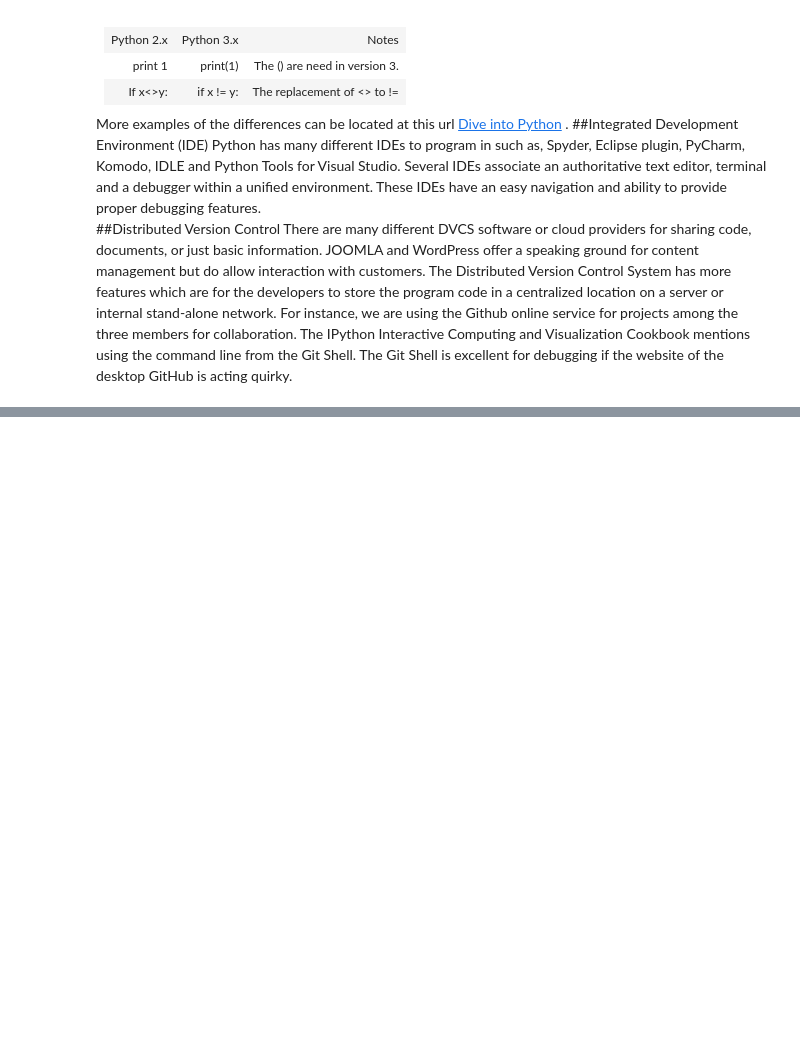
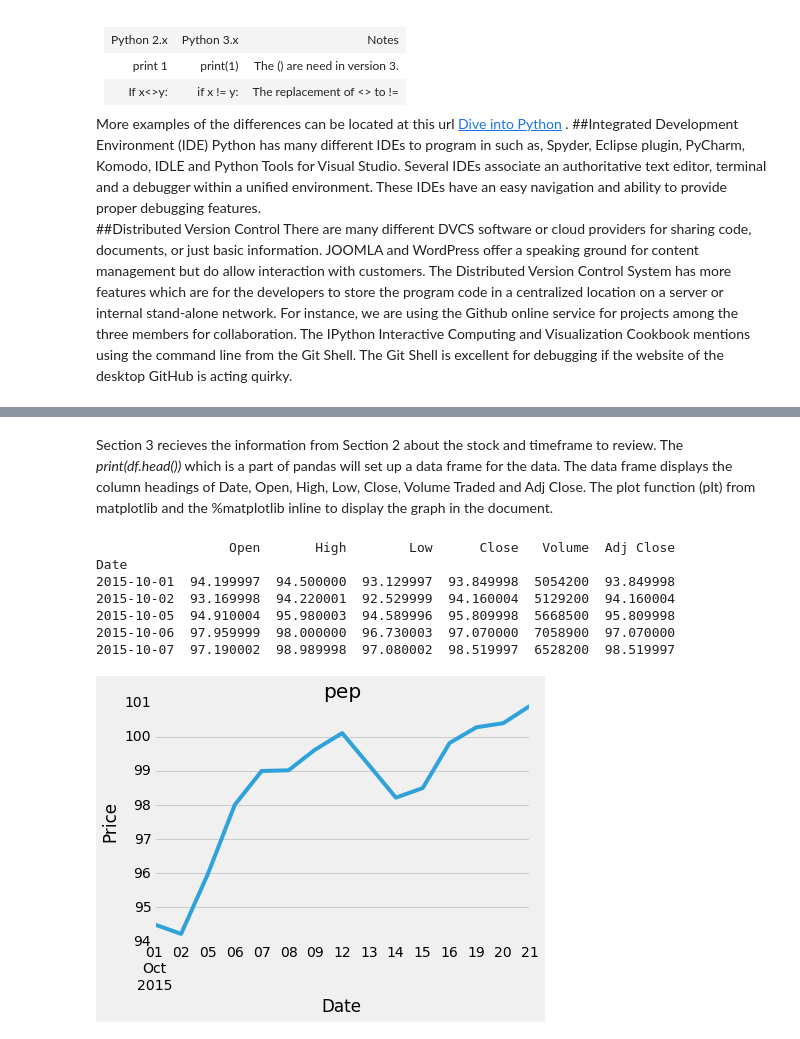
Before and after one commit to NoBones/Python_Code, a Jupyter notebook: Project2_Kramer.ipynb, the cells around one changed output, grey strips where cells are left out. Saved outputs shown, nothing was run; the diff lists cells and outputs as text; code cells hidden in the pictures; blank space fills up the shorter version.

```diff
--- a/Project2_Kramer.ipynb
+++ b/Project2_Kramer.ipynb
@@ -40,0 +129,9 @@ There are many different DVCS software or cloud providers for sharing code, docu
+# %%
+style.use('fivethirtyeight')
+stk = input('Please enter the stock symbol:')
+y = int(input('Start Year yyyy:'))
+m = int(input('Month (1-12):'))
+d = int(input('Day (1-31):'))
+y1 = int(input('End Year yyyy:'))
+m1 = int(input('Month (1-12):'))
+d1 = int(input('Day (1-31):'))
@@ -40,0 +146,21 @@ There are many different DVCS software or cloud providers for sharing code, docu
+# %% [markdown]
+Section 3 recieves the information from Section 2 about the stock and timeframe to review.  The _print(df.head())_ which is a part of pandas will set up a data frame for the data.  The data frame displays the column headings of Date, Open, High, Low, Close, Volume Traded and Adj Close.  The plot function (plt) from matplotlib and the %matplotlib inline to display the graph in the document.
+# %%
+start = datetime.datetime(y, m, d)
+end = datetime.datetime(y1, m1, d1)
+df = web.DataReader(stk, "yahoo", start, end)
+print(df.head())
+df['High'].plot()
+plt.xlabel('Date')
+plt.ylabel('Price')
+plt.title(stk)
+plt.show()
+# %% [output]
+                 Open       High        Low      Close   Volume  Adj Close
+Date
+2015-10-01  94.199997  94.500000  93.129997  93.849998  5054200  93.849998
+2015-10-02  93.169998  94.220001  92.529999  94.160004  5129200  94.160004
+2015-10-05  94.910004  95.980003  94.589996  95.809998  5668500  95.809998
+2015-10-06  97.959999  98.000000  96.730003  97.070000  7058900  97.070000
+2015-10-07  97.190002  98.989998  97.080002  98.519997  6528200  98.519997
+[figure, added]
```
Also changed, not shown: parts of 14 cells of this notebook.
